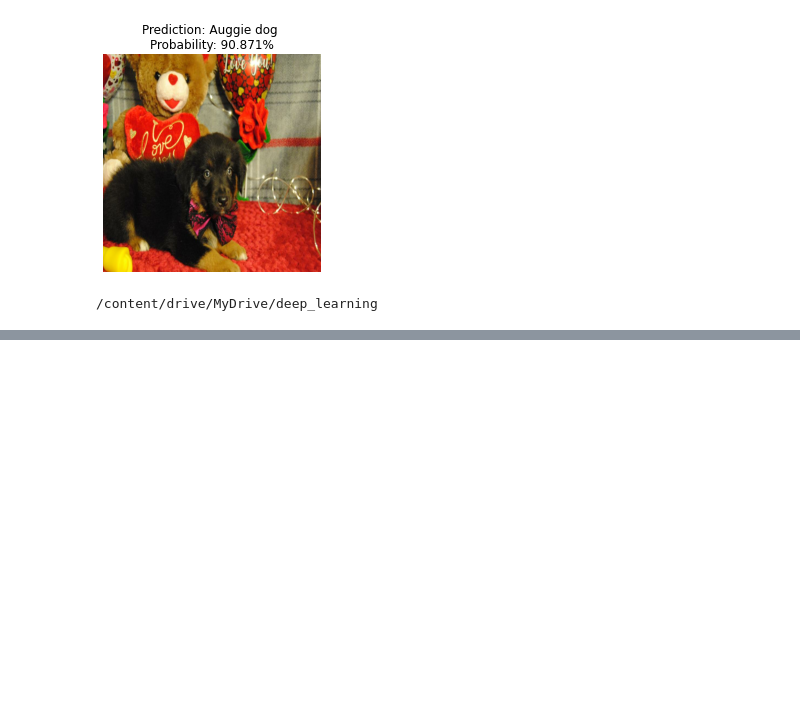
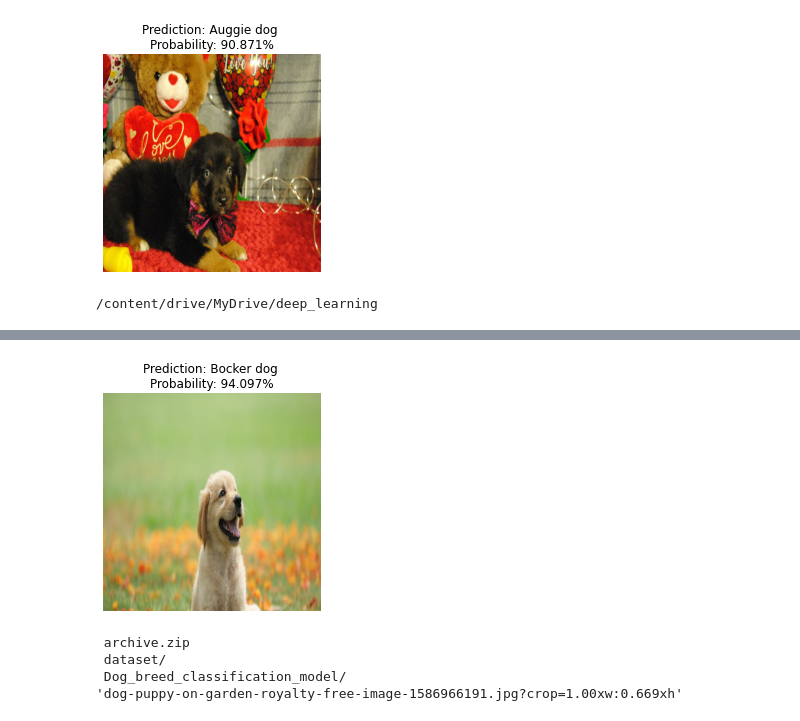
Before and after one commit to Piyushvishnoi/deep_learning, a Jupyter notebook: Untitled0.ipynb, the cells around one changed output, grey strips where cells are left out. Drawn from its saved outputs; the diff is of its cells as text; code cells hidden in the pictures; blank space fills up the shorter version.

```diff
--- a/Untitled0.ipynb
+++ b/Untitled0.ipynb
@@ -399,0 +436,13 @@ wget https://drive.google.com/drive/u/0/folders/19m7ILXg073guq251qB0D9wGewiN-55w
+# %%
+pred_and_plot(model = model,
+              filename = "/content/drive/MyDrive/deep_learning/dog-puppy-on-garden-royalty-free-image-1586966191.jpg?crop=1.00xw:0.669xh",
+              class_names = class_names)
+# %% [output]
+[figure, added]
+# %%
+ls
+# %% [output]
+ archive.zip
+ dataset/
+ Dog_breed_classification_model/
+'dog-puppy-on-garden-royalty-free-image-1586966191.jpg?crop=1.00xw:0.669xh'
```
Also changed, not shown: parts of 5 cells of this notebook.
